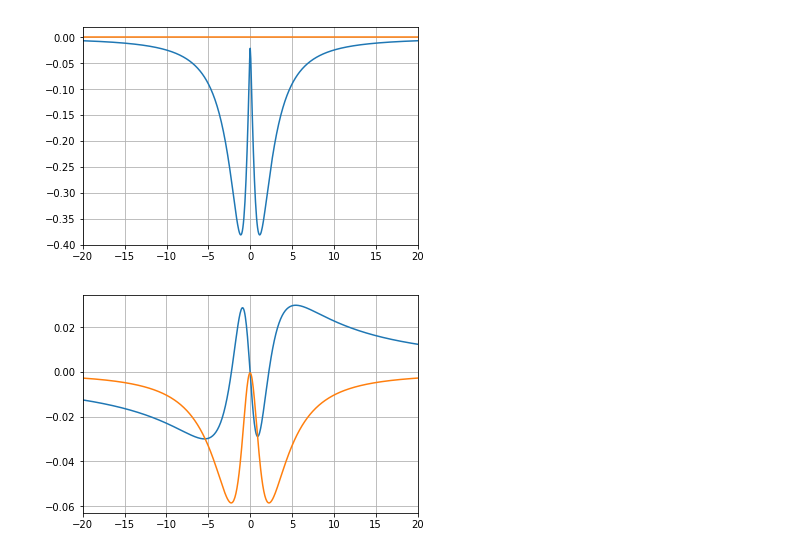
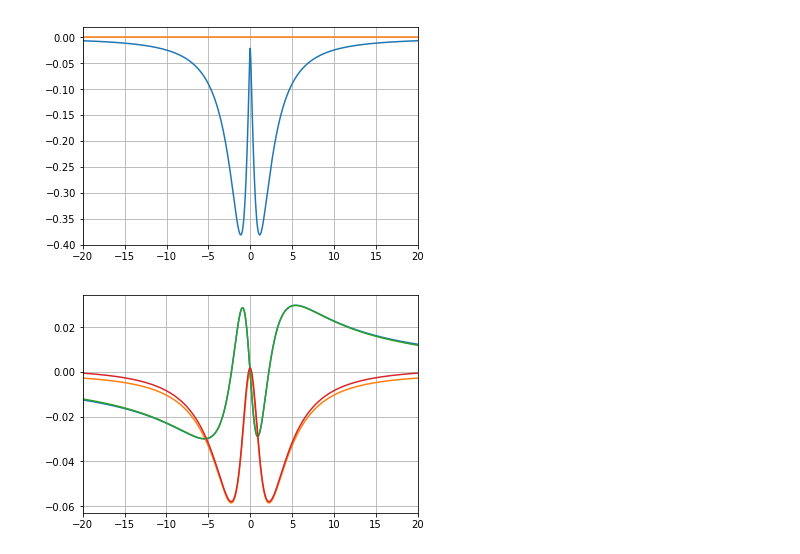
Before and after one commit to NepomukRitz/KeldyshQFT, a Jupyter notebook: Keldysh_mfRG/Benchmark - Test Data/direct eval - SOPT via FFT/Untitled.ipynb, the cells around one changed output. Saved outputs shown, nothing was run; the diff lists cells and outputs as text; code cells hidden in the pictures.

```diff
--- a/Keldysh_mfRG/Benchmark - Test Data/direct eval - SOPT via FFT/Untitled.ipynb
+++ b/Keldysh_mfRG/Benchmark - Test Data/direct eval - SOPT via FFT/Untitled.ipynb
@@ -61,12 +61,24 @@ plt.xlim(-20,20)
 plt.grid()
 # %% [output]
 [figure]
+# %%
+data3 = np.loadtxt('SelfEnergyR_cxx.dat')
+data4 = np.loadtxt('SelfEnergyK_cxx.dat')
+# %%
+w2 = (data3[:,0])
+ReSER = data3[:,1]
+ImSER = data3[:,2]
+
+ReSEK = data4[:,1]
+ImSEK = data4[:,2]
 # %%
 plt.plot(v, ReSE)
 plt.plot(v, ImSE)
+plt.plot(w2, ReSER/3.5)
+plt.plot(w2, ImSER/3.4)
 plt.xlim(-20,20)
 plt.grid()
 # %% [output]
-[figure, old version]
+[figure, new version]
 # %%
 Re_Pi_a_odd_even
```
